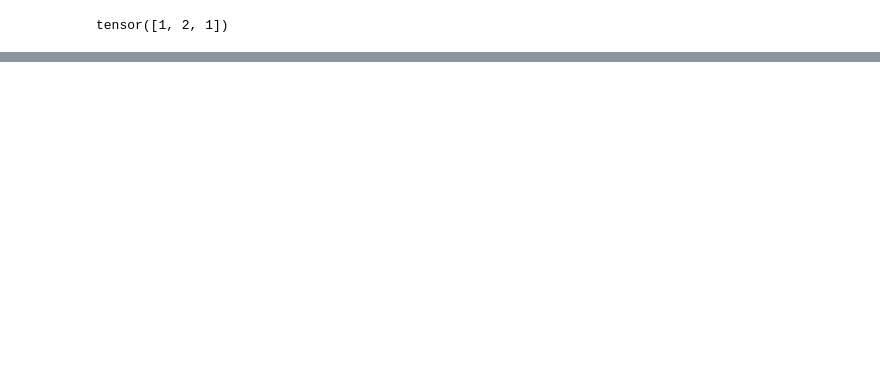
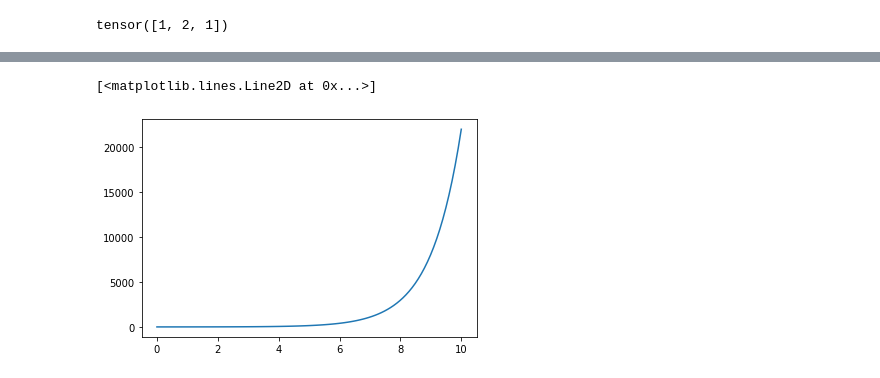
Before and after one commit to praveentn/hgwxx7, a Jupyter notebook: deeplearning/pytorch/pytorch_udemy_01.ipynb, the cells around one changed output, grey strips where cells are left out. Saved outputs shown, nothing was run; the diff lists cells and outputs as text; code cells hidden in the pictures; blank space fills up the shorter version.

```diff
--- a/deeplearning/pytorch/pytorch_udemy_01.ipynb
+++ b/deeplearning/pytorch/pytorch_udemy_01.ipynb
@@ -14,0 +148,5 @@ tensor([1, 2, 1])
+# %%
+x = torch.linspace(0,10,100)
+y = torch.exp(x)
+
+x, y
@@ -14,0 +173,5 @@ tensor([1, 2, 1])
+# %%
+plt.plot(x.numpy(), y.numpy())
+# %% [output]
+[<matplotlib.lines.Line2D at 0x...>]
+[figure, added]
```
Also changed, not shown: parts of 40 cells of this notebook.
